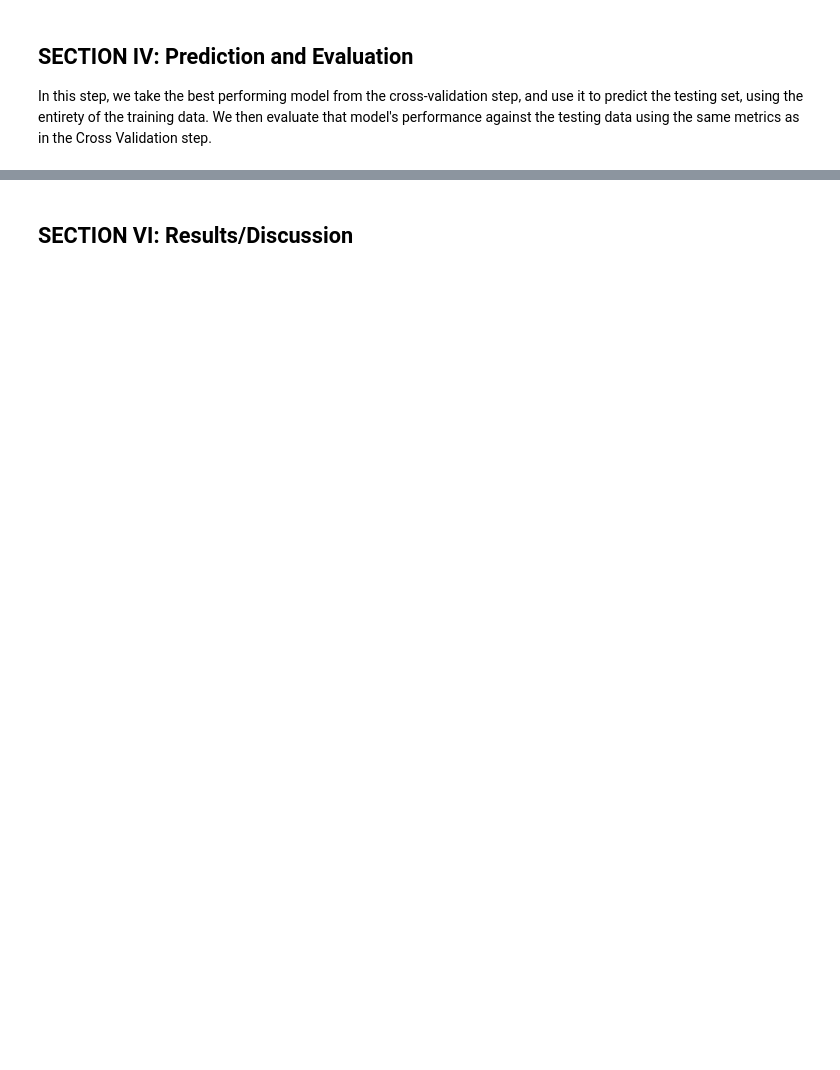
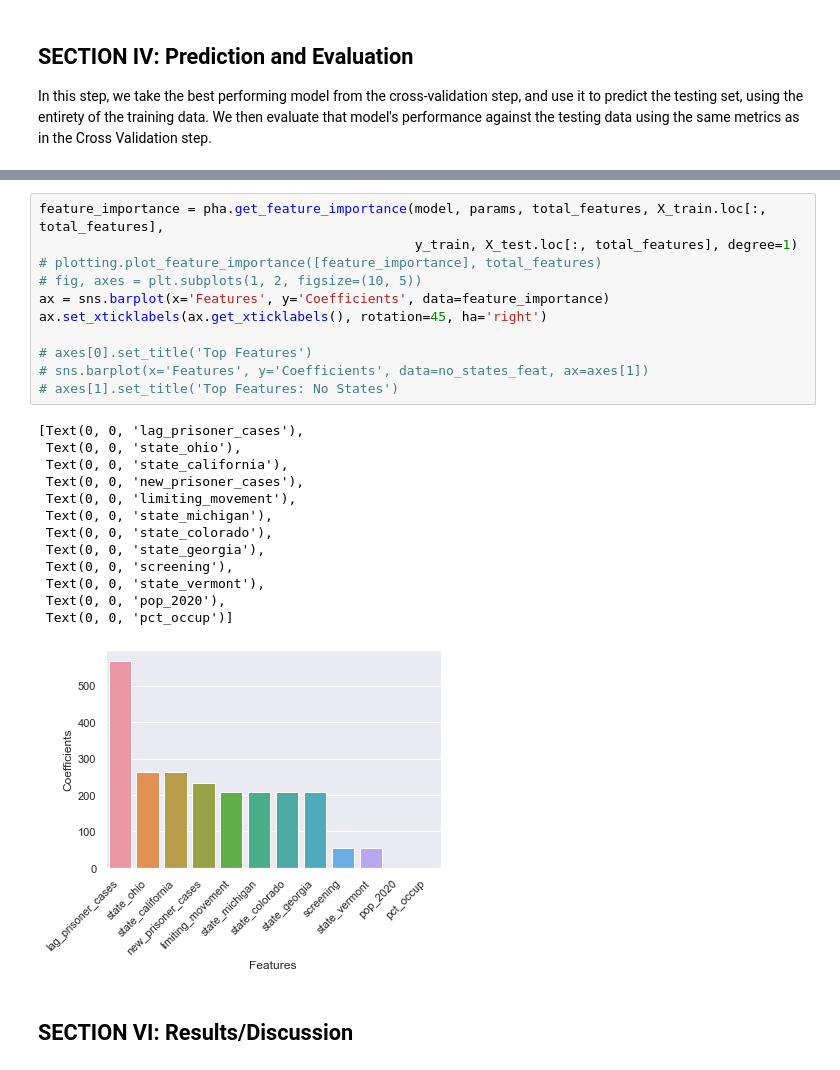
Before and after one commit to christi-liongson/covid_decarceration, a Jupyter notebook: analysis/prison_data_processing.ipynb, the cells around one changed output, grey strips where cells are left out. Drawn from its saved outputs; the diff is of its cells as text; blank space fills up the shorter version.

```diff
--- a/analysis/prison_data_processing.ipynb
+++ b/analysis/prison_data_processing.ipynb
@@ -668,2 +695,27 @@ best_models
+# %%
+feature_importance = pha.get_feature_importance(model, params, total_features, X_train.loc[:, total_features],
+                                                y_train, X_test.loc[:, total_features], degree=1)
+# plotting.plot_feature_importance([feature_importance], total_features)
+# fig, axes = plt.subplots(1, 2, figsize=(10, 5))
+ax = sns.barplot(x='Features', y='Coefficients', data=feature_importance)
+ax.set_xticklabels(ax.get_xticklabels(), rotation=45, ha='right')
+
+# axes[0].set_title('Top Features')
+# sns.barplot(x='Features', y='Coefficients', data=no_states_feat, ax=axes[1])
+# axes[1].set_title('Top Features: No States')
+# %% [output]
+[Text(0, 0, 'lag_prisoner_cases'),
+ Text(0, 0, 'state_ohio'),
+ Text(0, 0, 'state_california'),
+ Text(0, 0, 'new_prisoner_cases'),
+ Text(0, 0, 'limiting_movement'),
+ Text(0, 0, 'state_michigan'),
+ Text(0, 0, 'state_colorado'),
+ Text(0, 0, 'state_georgia'),
+ Text(0, 0, 'screening'),
+ Text(0, 0, 'state_vermont'),
+ Text(0, 0, 'pop_2020'),
+ Text(0, 0, 'pct_occup')]
+[figure, added]
 # %% [markdown]
 ## SECTION VI: Results/Discussion
```
Also changed, not shown: parts of 18 cells of this notebook, 2 other files.
